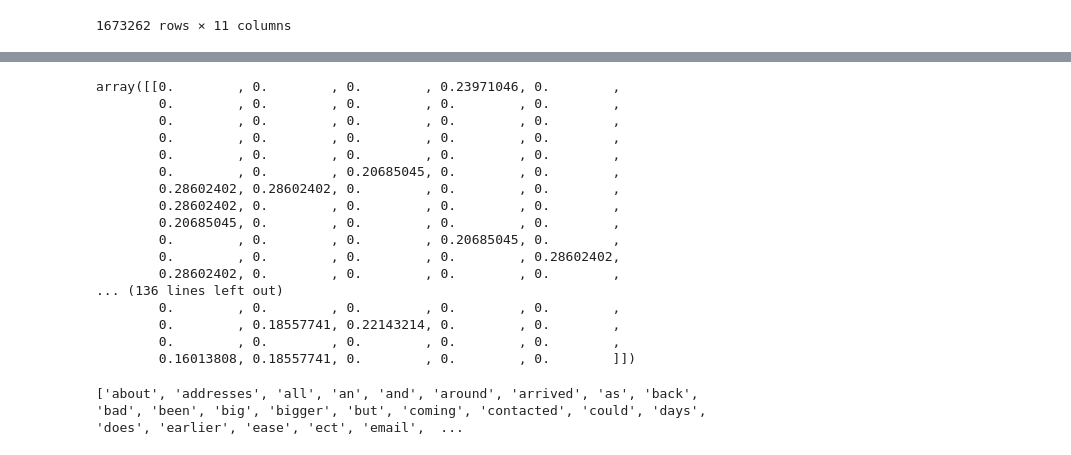
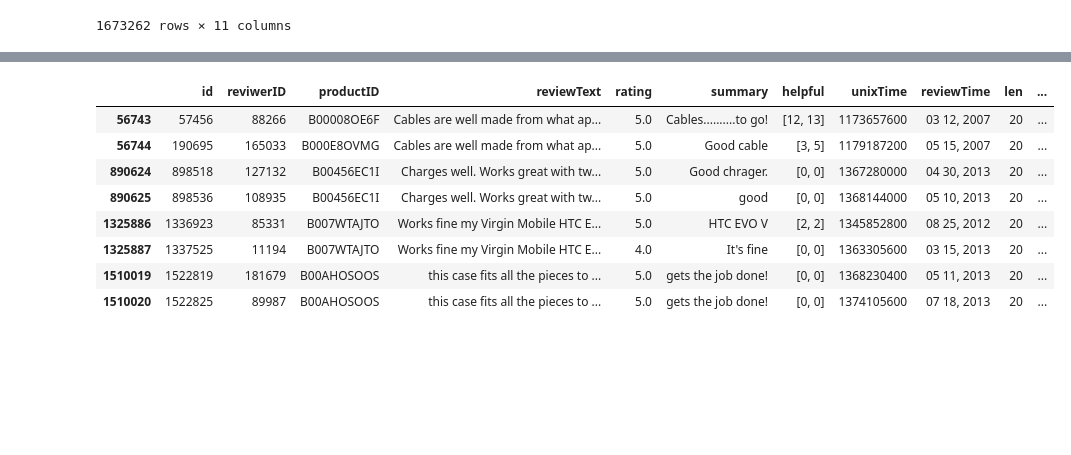
Before and after one commit to beench/spam-opinion-detection, a Jupyter notebook: amazon_review.ipynb, the cells around one changed output, grey strips where cells are left out. Drawn from its saved outputs; the diff is of its cells as text; code cells hidden in the pictures; blank space fills up the shorter version.

```diff
--- a/amazon_review.ipynb
+++ b/amazon_review.ipynb
@@ -255,26 +114,12 @@ print(X)
-# %%
-a = X.toarray()
-a
-# %% [output]
-array([[0.        , 0.        , 0.        , 0.23971046, 0.        ,
-        0.        , 0.        , 0.        , 0.        , 0.        ,
-        0.        , 0.        , 0.        , 0.        , 0.        ,
-        0.        , 0.        , 0.        , 0.        , 0.        ,
-        0.        , 0.        , 0.        , 0.        , 0.        ,
-        0.        , 0.        , 0.20685045, 0.        , 0.        ,
-        0.28602402, 0.28602402, 0.        , 0.        , 0.        ,
-        0.28602402, 0.        , 0.        , 0.        , 0.        ,
-        0.20685045, 0.        , 0.        , 0.        , 0.        ,
-        0.        , 0.        , 0.        , 0.20685045, 0.        ,
-        0.        , 0.        , 0.        , 0.        , 0.28602402,
-        0.28602402, 0.        , 0.        , 0.        , 0.        ,
-... (136 lines left out)
-        0.        , 0.        , 0.        , 0.        , 0.        ,
-        0.        , 0.18557741, 0.22143214, 0.        , 0.        ,
-        0.        , 0.        , 0.        , 0.        , 0.        ,
-        0.16013808, 0.18557741, 0.        , 0.        , 0.        ]])
-# %%
-word = vectorizer.get_feature_names()
-print(vectorizer.get_feature_names())
-# %% [output]
-['about', 'addresses', 'all', 'an', 'and', 'around', 'arrived', 'as', 'back', 'bad', 'been', 'big', 'bigger', 'but', 'coming', 'contacted', 'could', 'days', 'does', 'earlier', 'ease', 'ect', 'email',  ...
+# %%
+df[df.len == 20]
+# %% [output]
+|  | id | reviwerID | productID | reviewText | rating | summary | helpful | unixTime | reviewTime | len | ... |
+| 56743 | 57456 | 88266 | B00008OE6F | Cables are well made from what ap... | 5.0 | Cables..........to go! | [12, 13] | 1173657600 | 03 12, 2007 | 20 | ... |
+| 56744 | 190695 | 165033 | B000E8OVMG | Cables are well made from what ap... | 5.0 | Good cable | [3, 5] | 1179187200 | 05 15, 2007 | 20 | ... |
+| 890624 | 898518 | 127132 | B00456EC1I | Charges well. Works great with tw... | 5.0 | Good chrager. | [0, 0] | 1367280000 | 04 30, 2013 | 20 | ... |
+| 890625 | 898536 | 108935 | B00456EC1I | Charges well. Works great with tw... | 5.0 | good | [0, 0] | 1368144000 | 05 10, 2013 | 20 | ... |
+| 1325886 | 1336923 | 85331 | B007WTAJTO | Works fine my Virgin Mobile HTC E... | 5.0 | HTC EVO V | [2, 2] | 1345852800 | 08 25, 2012 | 20 | ... |
+| 1325887 | 1337525 | 11194 | B007WTAJTO | Works fine my Virgin Mobile HTC E... | 4.0 | It's fine | [0, 0] | 1363305600 | 03 15, 2013 | 20 | ... |
+| 1510019 | 1522819 | 181679 | B00AHOSOOS | this case fits all the pieces to ... | 5.0 | gets the job done! | [0, 0] | 1368230400 | 05 11, 2013 | 20 | ... |
+| 1510020 | 1522825 | 89987 | B00AHOSOOS | this case fits all the pieces to ... | 5.0 | gets the job done! | [0, 0] | 1374105600 | 07 18, 2013 | 20 | ... |
```
Also changed, not shown: parts of 16 cells of this notebook, 1 other file.
